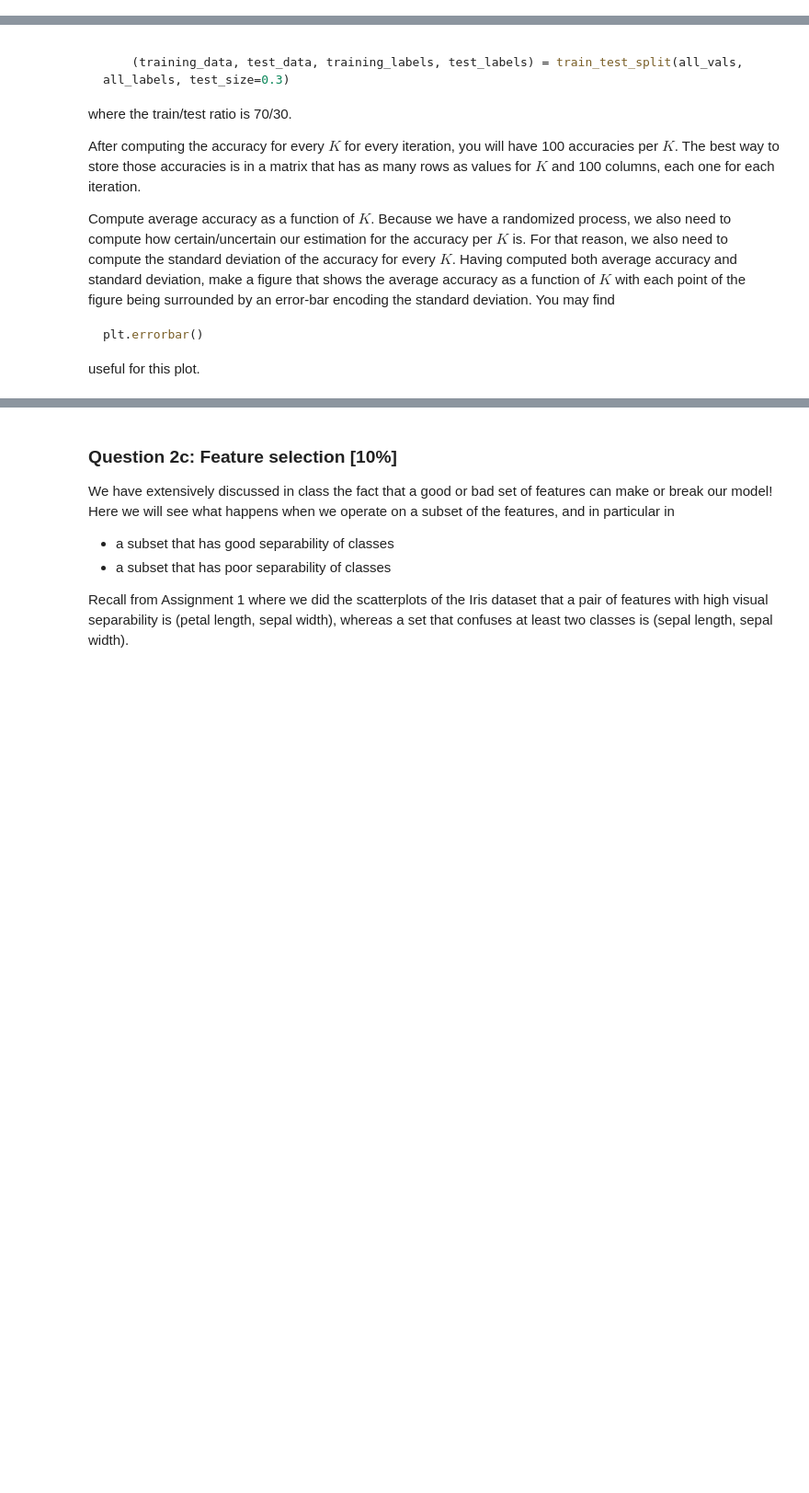
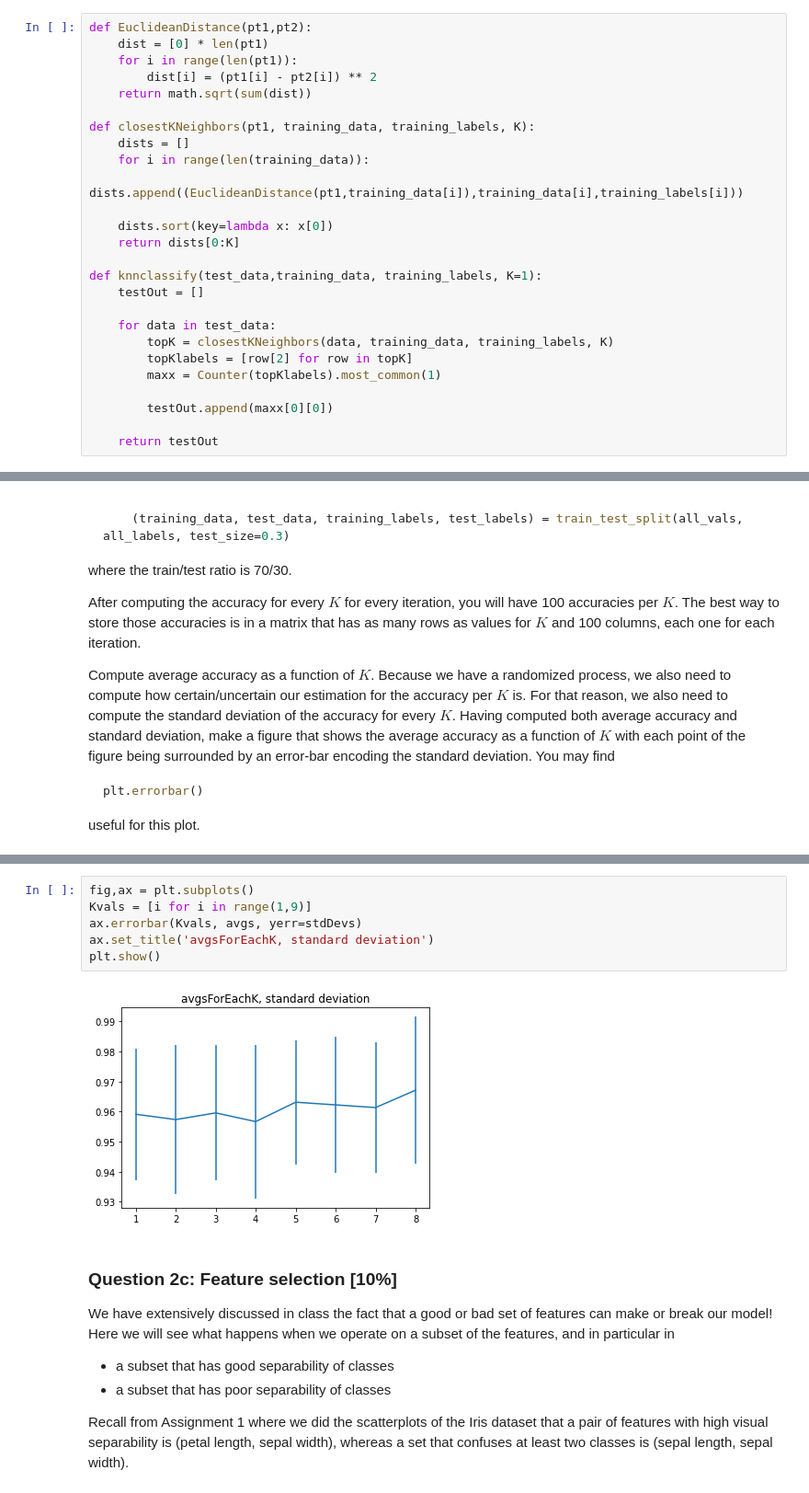
Before and after one commit to Rnair12599/CS171-Assn2, a Jupyter notebook: Assignment.ipynb, the cells around one changed output, grey strips where cells are left out. Shown at 92% size. Drawn from its saved outputs; the diff is of its cells as text; blank space fills up the shorter version.

```diff
--- a/Assignment.ipynb
+++ b/Assignment.ipynb
@@ -189,3 +188,29 @@ all_labels = new_labels
+# %%
+def EuclideanDistance(pt1,pt2):
+    dist = [0] * len(pt1)
+    for i in range(len(pt1)):
+        dist[i] = (pt1[i] - pt2[i]) ** 2
+    return math.sqrt(sum(dist))
+
+def closestKNeighbors(pt1, training_data, training_labels, K):
+    dists = []
+    for i in range(len(training_data)):
+        dists.append((EuclideanDistance(pt1,training_data[i]),training_data[i],training_labels[i]))
+
+    dists.sort(key=lambda x: x[0])
+    return dists[0:K]
+
+def knnclassify(test_data,training_data, training_labels, K=1):
+    testOut = []
+
+    for data in test_data:
+        topK = closestKNeighbors(data, training_data, training_labels, K)
+        topKlabels = [row[2] for row in topK]
+        maxx = Counter(topKlabels).most_common(1)
+
+        testOut.append(maxx[0][0])
+
+    return testOut
 # %% [markdown]
 ### Question 2b: Measuring performance [10%]
 
@@ -215,3 +288,11 @@ useful for this plot.
+# %%
+fig,ax = plt.subplots()
+Kvals = [i for i in range(1,9)]
+ax.errorbar(Kvals, avgs, yerr=stdDevs)
+ax.set_title('avgsForEachK, standard deviation')
+plt.show()
+# %% [output]
+[figure, added]
 # %% [markdown]
 ### Question 2c: Feature selection [10%]
 
```
Also changed, not shown: parts of 7 cells of this notebook.
